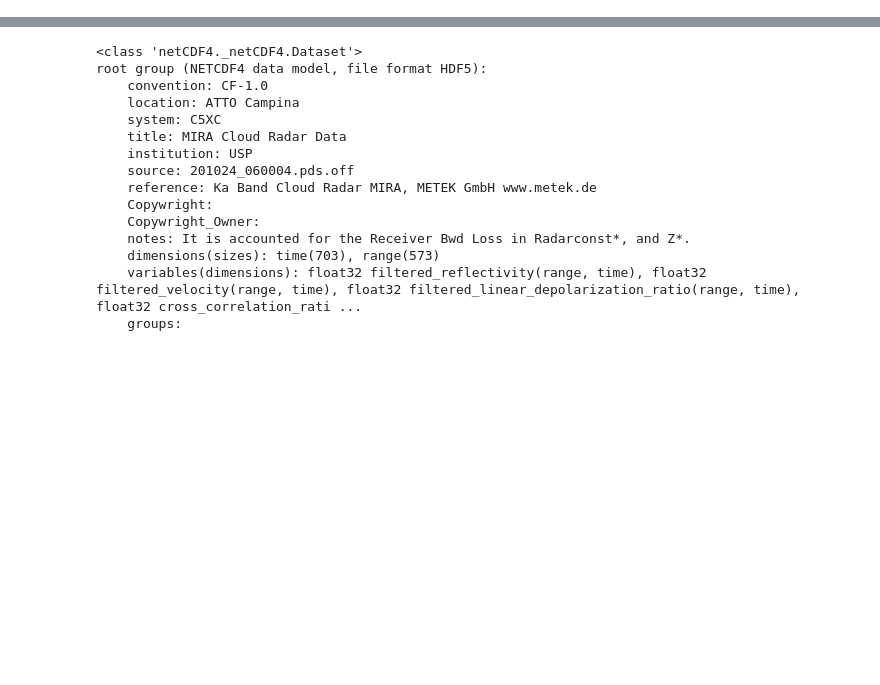
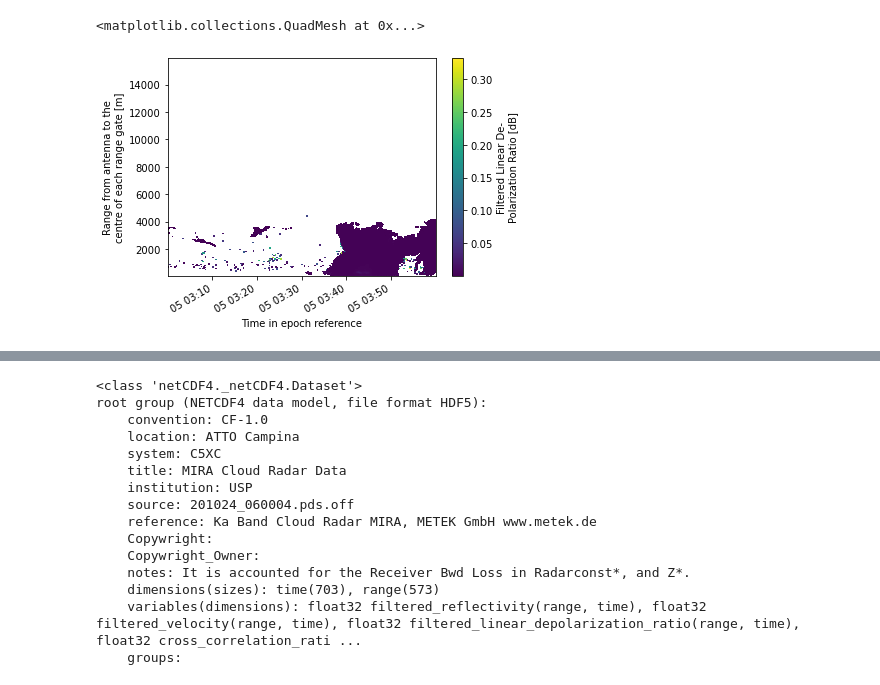
Before and after one commit to cclopes/amazon-storms-aerosols, a Jupyter notebook: radar_processing/mira_quicklooks/mmclx_to_nc.ipynb, the cells around one changed output, grey strips where cells are left out. Cells and saved outputs as stored; diff of their text form; code cells hidden in the pictures; blank space fills up the shorter version.

Commit message:
Updating MIRA quicklooks workflow

```diff
--- a/radar_processing/mira_quicklooks/mmclx_to_nc.ipynb
+++ b/radar_processing/mira_quicklooks/mmclx_to_nc.ipynb
@@ -13,5 +14,11 @@ mmclx = xr.open_dataset(data_path + "mira_campina/2020/10/24/20201024_0600.mmclx
 kazr = xr.open_dataset(data_path + "ka_cordoba/ge/b1/corkazrcfrgeqcM1.b1.20181205.180005.nc")
 znc = xr.open_dataset(data_path + "mira_campina/2020/10/24/20201024_0600.znc")
+# %%
+nc = xr.open_dataset("/home/camila/git/amazon-storms-aerosols/radar_processing/mira_quicklooks/20200305_0300.nc")
+nc.filtered_linear_depolarization_ratio.plot()
+# %% [output]
+<matplotlib.collections.QuadMesh at 0x...>
+[figure, added]
 # %%
 # Extract necessary variables
 ncfile = mmclx[["Ze", "VEL", "LDR", "RHO", "DPS", "NyquistVelocity", "nave", "nfft", "prf", "zrg", "drg"]]
```
Also changed, not shown: parts of 4 cells of this notebook, 3 other files.
